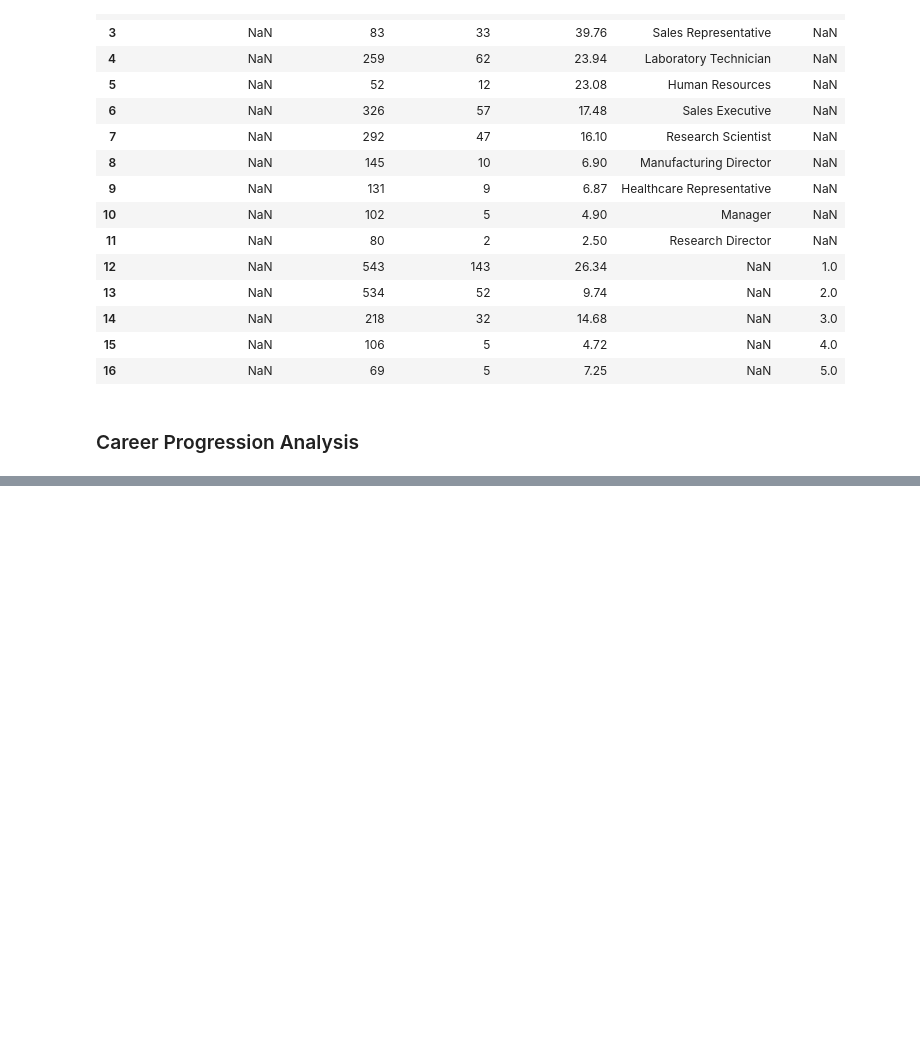
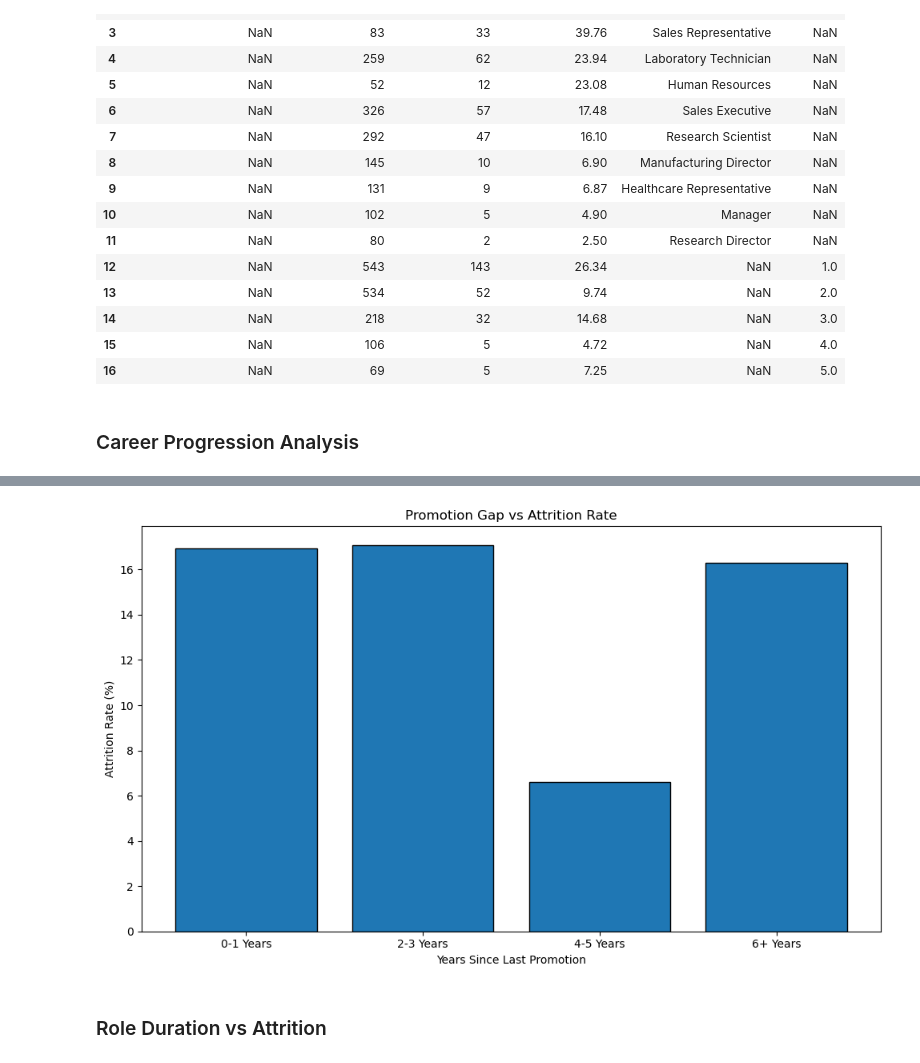
Before and after one commit to mananipratik/i_project, a Jupyter notebook: nb/3_eda.ipynb, the cells around one changed output, grey strips where cells are left out. Saved outputs shown, nothing was run; the diff lists cells and outputs as text; code cells hidden in the pictures; blank space fills up the shorter version.

```diff
--- a/nb/3_eda.ipynb
+++ b/nb/3_eda.ipynb
@@ -1082,0 +1132,17 @@ plt.show()
+# %%
+promotion_attrition = (
+    df.groupby('PromotionGapGroup', observed=False)
+    .agg(
+        Total_Employees=('Attrition', 'count'),
+        Employees_Left=('Attrition', 'sum')
+    )
+    .reset_index()
+)
+
+promotion_attrition['Attrition_Rate (%)'] = (
+    promotion_attrition['Employees_Left']
+    / promotion_attrition['Total_Employees']
+    * 100
+).round(2)
+
+display(promotion_attrition)
@@ -1082,0 +1155,20 @@ plt.show()
+# %%
+plt.figure(figsize=(10, 6))
+
+plt.bar(
+    promotion_attrition['PromotionGapGroup'].astype(str),
+    promotion_attrition['Attrition_Rate (%)'],
+    edgecolor='black'
+)
+
+plt.title('Promotion Gap vs Attrition Rate')
+plt.xlabel('Years Since Last Promotion')
+plt.ylabel('Attrition Rate (%)')
+
+plt.tight_layout()
+
+plt.show()
+# %% [output]
+[figure, added]
+# %% [markdown]
+### Role Duration vs Attrition
```
Also changed, not shown: parts of 63 cells of this notebook.
